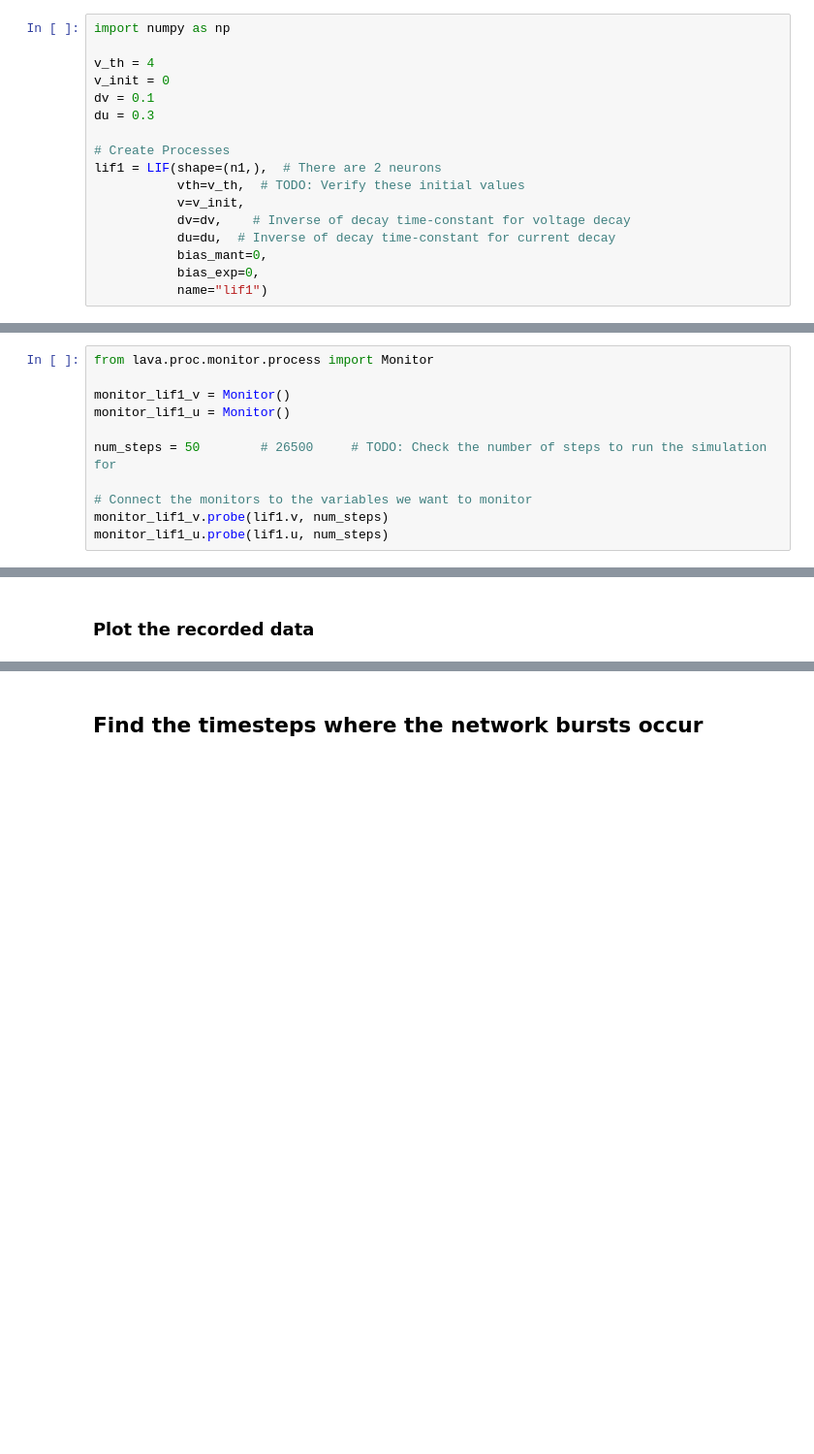
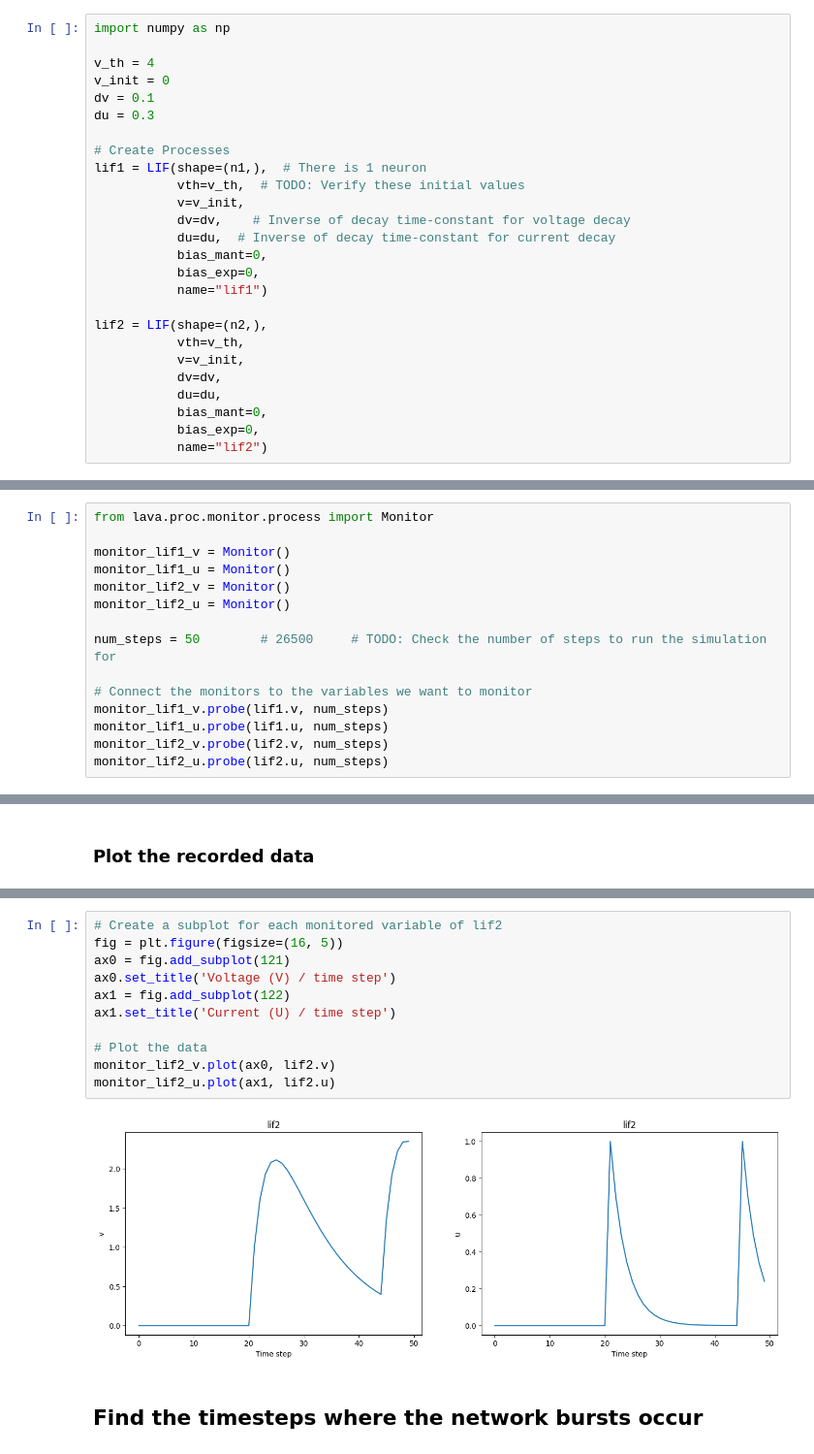
Before and after one commit to monkin77/thesis-lava, a Jupyter notebook: src/network_bursts/lif_burst_2spikes_2layers.ipynb, the cells around one changed output, grey strips where cells are left out. Shown: that part at 97% size. Saved outputs shown, nothing was run; the diff lists cells and outputs as text; blank space fills up the shorter version.

```diff
--- a/src/network_bursts/lif_burst_2spikes_2layers.ipynb
+++ b/src/network_bursts/lif_burst_2spikes_2layers.ipynb
@@ -41,7 +42,7 @@ dv = 0.1
 du = 0.3
 
 # Create Processes
-lif1 = LIF(shape=(n1,),  # There are 2 neurons
+lif1 = LIF(shape=(n1,),  # There is 1 neuron
            vth=v_th,  # TODO: Verify these initial values
            v=v_init,
            dv=dv,    # Inverse of decay time-constant for voltage decay
@@ -49,4 +50,13 @@ lif1 = LIF(shape=(n1,),  # There are 2 neurons
            bias_mant=0,
            bias_exp=0,
            name="lif1")
+
+lif2 = LIF(shape=(n2,),
+           vth=v_th,
+           v=v_init,
+           dv=dv,
+           du=du,
+           bias_mant=0,
+           bias_exp=0,
+           name="lif2")
 # %%
@@ -222,12 +239,16 @@ from lava.proc.monitor.process import Monitor
 
 monitor_lif1_v = Monitor()
 monitor_lif1_u = Monitor()
+monitor_lif2_v = Monitor()
+monitor_lif2_u = Monitor()
 
 num_steps = 50        # 26500     # TODO: Check the number of steps to run the simulation for
 
 # Connect the monitors to the variables we want to monitor
 monitor_lif1_v.probe(lif1.v, num_steps)
 monitor_lif1_u.probe(lif1.u, num_steps)
+monitor_lif2_v.probe(lif2.v, num_steps)
+monitor_lif2_u.probe(lif2.u, num_steps)
 # %% [markdown]
 ## Execution
 Now that we have defined the network, we can execute it. We will use the `run` function to execute the network.
@@ -317,3 +355,16 @@ monitor_lif1_u.plot(ax1, lif1.u)
+# %%
+# Create a subplot for each monitored variable of lif2
+fig = plt.figure(figsize=(16, 5))
+ax0 = fig.add_subplot(121)
+ax0.set_title('Voltage (V) / time step')
+ax1 = fig.add_subplot(122)
+ax1.set_title('Current (U) / time step')
+
+# Plot the data
+monitor_lif2_v.plot(ax0, lif2.v)
+monitor_lif2_u.plot(ax1, lif2.u)
+# %% [output]
+[figure, added]
 # %% [markdown]
 ## Find the timesteps where the network bursts occur
 # %%
```
Also changed, not shown: parts of 14 cells of this notebook, 1 other file.
